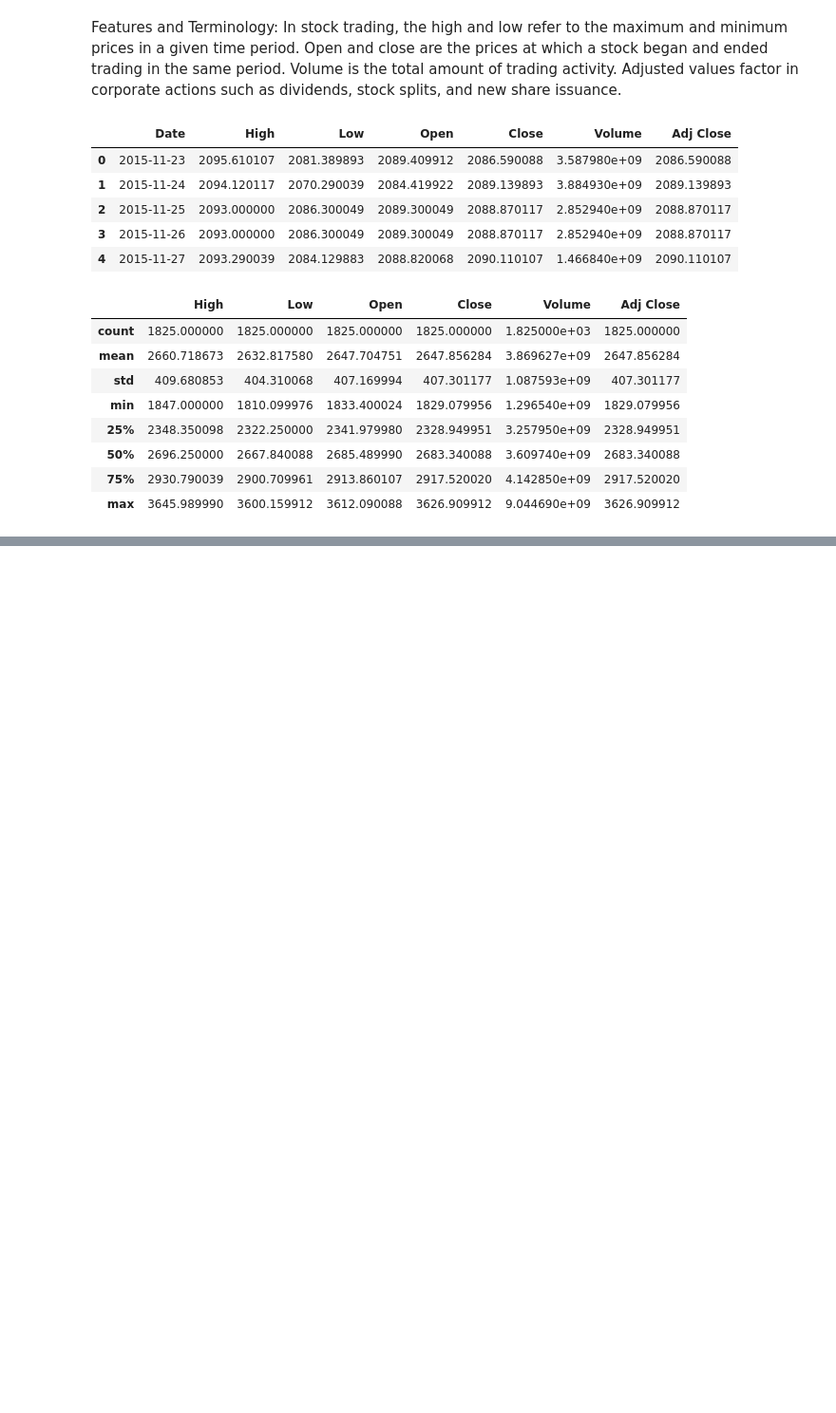
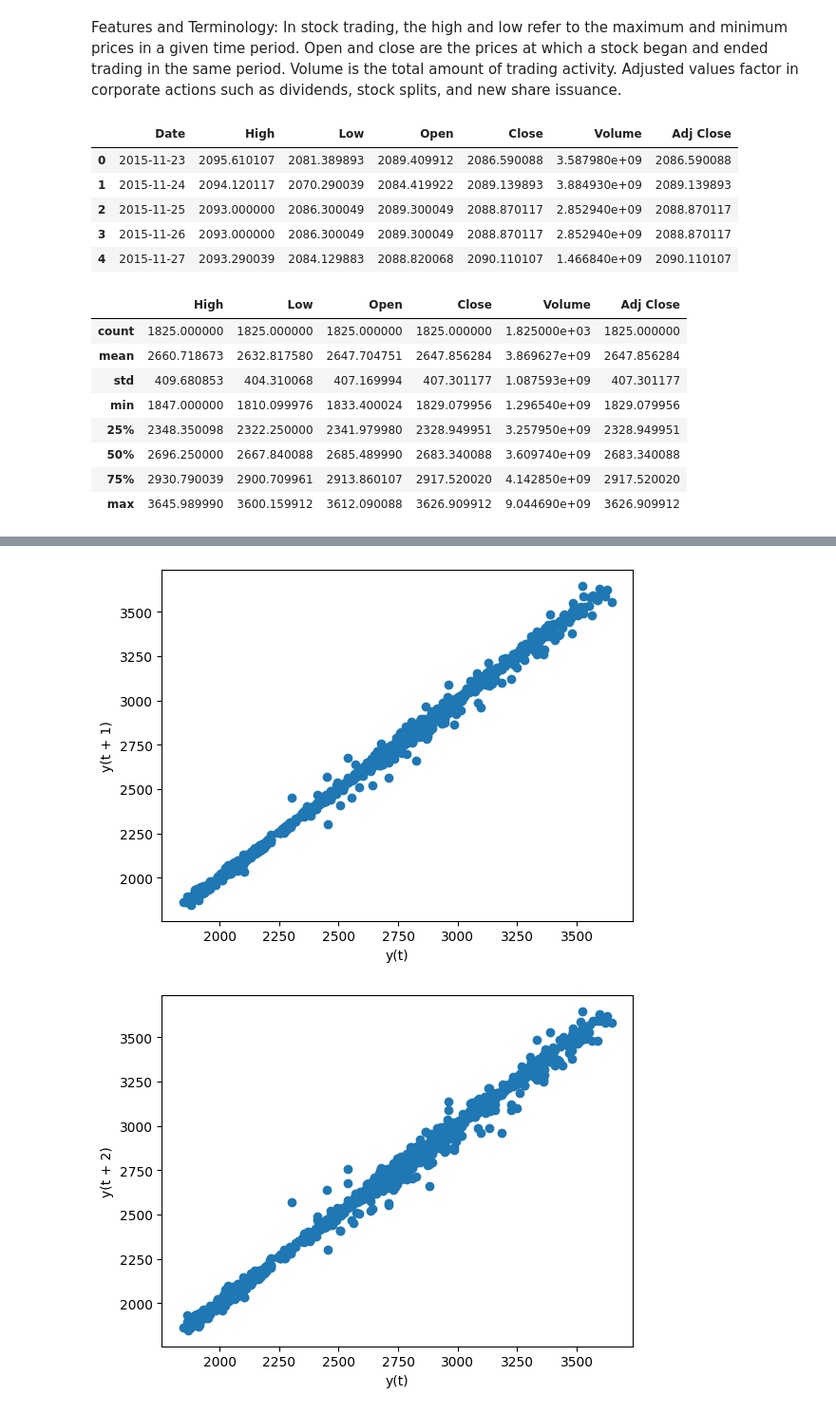
Before and after one commit to TheNoobGoda/time_series_project, a Jupyter notebook: yahoo_stock.ipynb, the cells around one changed output, grey strips where cells are left out. Shown at 95% size. Drawn from its saved outputs; the diff is of its cells as text; code cells hidden in the pictures; blank space fills up the shorter version.

```diff
--- a/yahoo_stock.ipynb
+++ b/yahoo_stock.ipynb
@@ -86 +94,8 @@ result_mul, result_add = seasonal_decomposition(df, 'Open')
 plot(result_mul, result_add)
+# %%
+for i in range(1,10):
+    pd.plotting.lag_plot(df['High'],lag=i)
+    plt.show()
+# %% [output]
+[figure, added]
+[figure, added]
```
Also changed, not shown: parts of 4 cells of this notebook.
